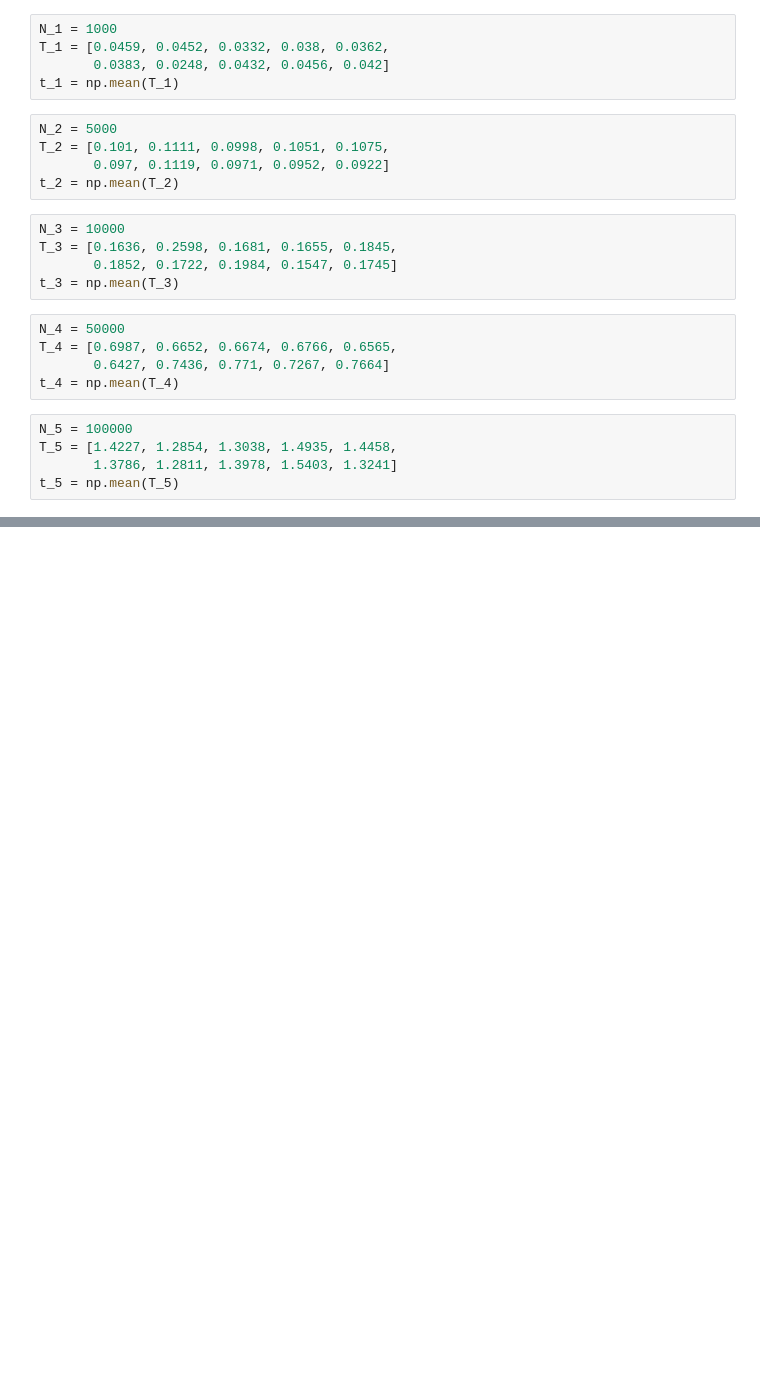
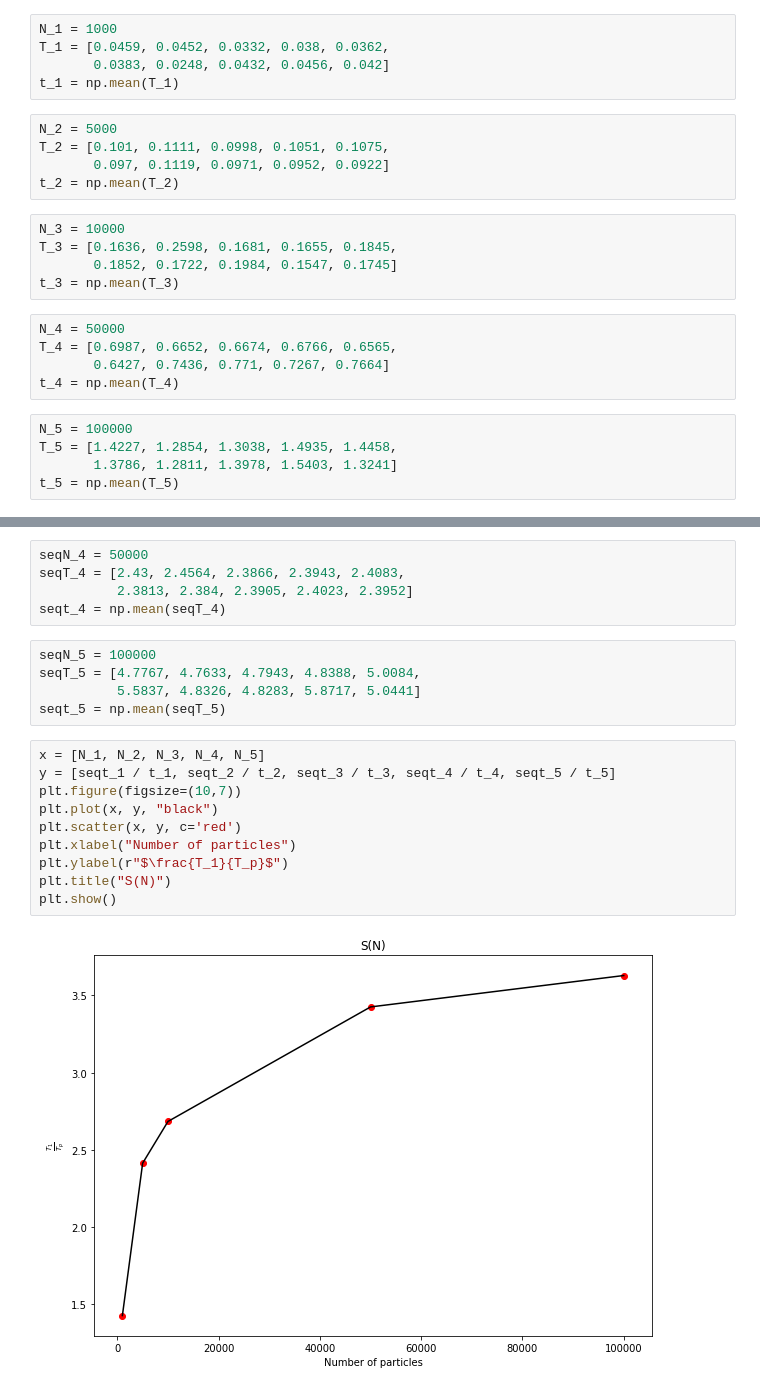
Before and after one commit to svinkapeppa/5-term, a Jupyter notebook: parallels/task_1/Graph.ipynb, the cells around one changed output, grey strips where cells are left out. Cells and saved outputs as stored; diff of their text form; blank space fills up the shorter version.

```diff
--- a/parallels/task_1/Graph.ipynb
+++ b/parallels/task_1/Graph.ipynb
@@ -47,0 +71,22 @@ plt.show()
+# %%
+seqN_4 = 50000
+seqT_4 = [2.43, 2.4564, 2.3866, 2.3943, 2.4083,
+          2.3813, 2.384, 2.3905, 2.4023, 2.3952]
+seqt_4 = np.mean(seqT_4)
+# %%
+seqN_5 = 100000
+seqT_5 = [4.7767, 4.7633, 4.7943, 4.8388, 5.0084,
+          5.5837, 4.8326, 4.8283, 5.8717, 5.0441]
+seqt_5 = np.mean(seqT_5)
+# %%
+x = [N_1, N_2, N_3, N_4, N_5]
+y = [seqt_1 / t_1, seqt_2 / t_2, seqt_3 / t_3, seqt_4 / t_4, seqt_5 / t_5]
+plt.figure(figsize=(10,7))
+plt.plot(x, y, "black")
+plt.scatter(x, y, c='red')
+plt.xlabel("Number of particles")
+plt.ylabel(r"$\frac{T_1}{T_p}$")
+plt.title("S(N)")
+plt.show()
+# %% [output]
+[figure, added]
```
Also changed, not shown: parts of 18 cells of this notebook, 1 other file.
